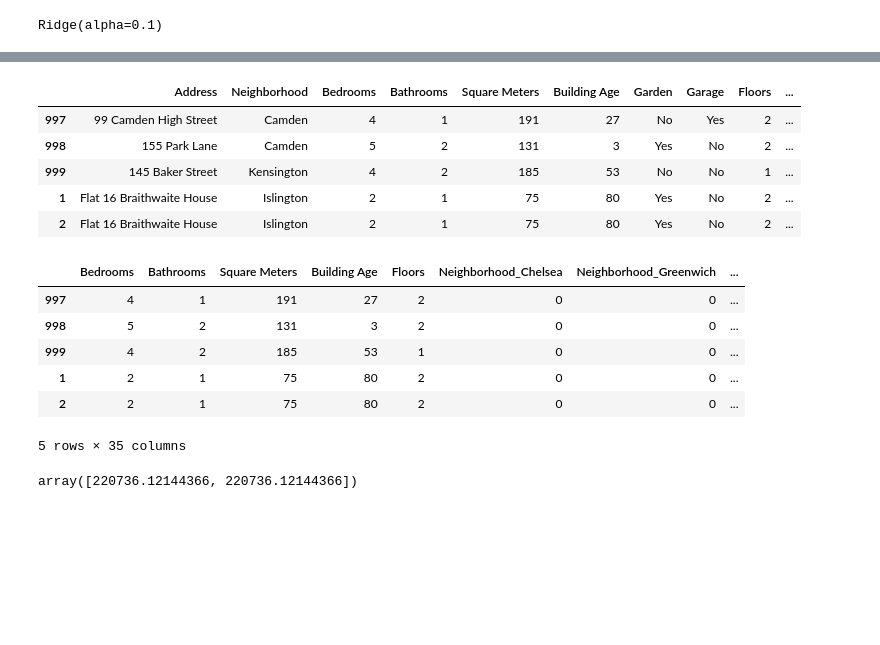
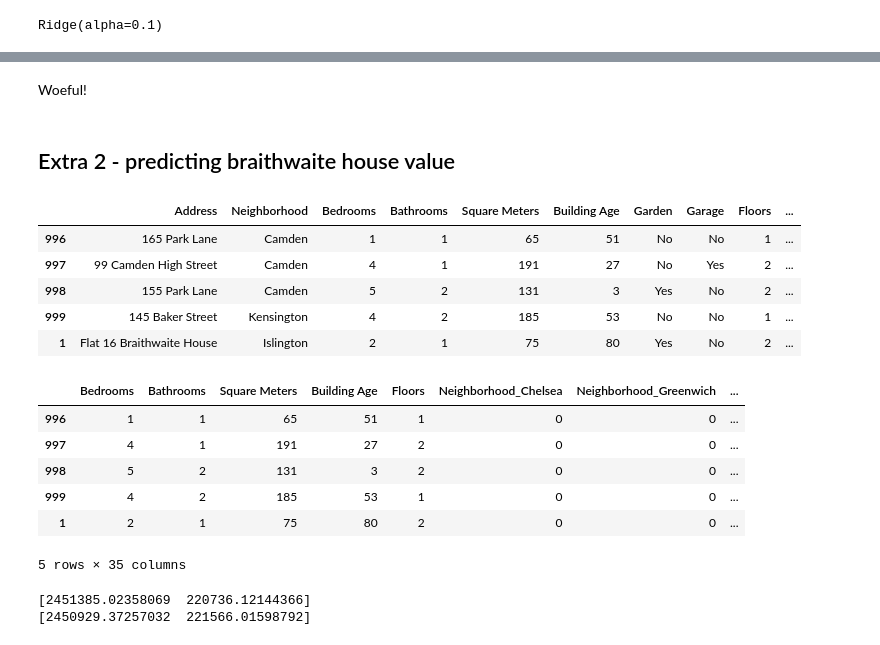
Before and after one commit to rsamconn/London-housing, a Jupyter notebook: Regression_analysis.ipynb, the cells around one changed output, grey strips where cells are left out. Drawn from its saved outputs; the diff is of its cells as text; code cells hidden in the pictures; blank space fills up the shorter version.

Commit message:
Small updates to EDA notebook, major updates to Regression notebook - completed 4th pass (all data) and 5th pass (top 13 columns), as well as an extra pass (bottom 22 columns)

```diff
--- a/Regression_analysis.ipynb
+++ b/Regression_analysis.ipynb
@@ -839 +1182,5 @@ Ridge training--testing R²: 0.9498--0.9430
+# %% [markdown]
+Woeful!
+# %% [markdown]
+## Extra 2 - predicting braithwaite house value
 # %%
@@ -856,30 +1203,37 @@ braithwaite_house_16 = {'Address': 'Flat 16 Braithwaite House',
                         'Building Status': 'Renovated',
                         'Price (£)': 535000}
 # %%
-braithwaite_house_16_df = pd.DataFrame.from_records([braithwaite_house_16], index=[1, 2])
+# Give braithwaite house its own DF
+braithwaite_house_16_df = pd.DataFrame.from_records([braithwaite_house_16], index=[1])
+# Add Braithwaite house to housing_df
 housing_df_plus = pd.concat([housing_df, braithwaite_house_16_df])
 housing_df_plus.tail()
 # %% [output]
 |  | Address | Neighborhood | Bedrooms | Bathrooms | Square Meters | Building Age | Garden | Garage | Floors | ... |
+| 996 | 165 Park Lane | Camden | 1 | 1 | 65 | 51 | No | No | 1 | ... |
 | 997 | 99 Camden High Street | Camden | 4 | 1 | 191 | 27 | No | Yes | 2 | ... |
 | 998 | 155 Park Lane | Camden | 5 | 2 | 131 | 3 | Yes | No | 2 | ... |
 | 999 | 145 Baker Street | Kensington | 4 | 2 | 185 | 53 | No | No | 1 | ... |
 | 1 | Flat 16 Braithwaite House | Islington | 2 | 1 | 75 | 80 | Yes | No | 2 | ... |
-| 2 | Flat 16 Braithwaite House | Islington | 2 | 1 | 75 | 80 | Yes | No | 2 | ... |
 # %%
-housing_df_plus_dummies = pd.get_dummies(housing_df_plus[categoric_columns],
-                                     drop_first=True).astype('int')
+# Convert new housing_df categoric data to integers
+housing_df_plus_dummies = pd.get_dummies(housing_df_plus[categoric_columns], drop_first=True).astype('int')
+# Combine new housing_df categoric dat and with numeric data
 housing_df_plus_all = pd.concat([housing_df_plus[numeric_columns], housing_df_plus_dummies], axis=1)
 housing_df_plus_all.tail()
 # %% [output]
 |  | Bedrooms | Bathrooms | Square Meters | Building Age | Floors | Neighborhood_Chelsea | Neighborhood_Greenwich | ... |
+| 996 | 1 | 1 | 65 | 51 | 1 | 0 | 0 | ... |
 | 997 | 4 | 1 | 191 | 27 | 2 | 0 | 0 | ... |
 | 998 | 5 | 2 | 131 | 3 | 2 | 0 | 0 | ... |
 | 999 | 4 | 2 | 185 | 53 | 1 | 0 | 0 | ... |
 | 1 | 2 | 1 | 75 | 80 | 2 | 0 | 0 | ... |
-| 2 | 2 | 1 | 75 | 80 | 2 | 0 | 0 | ... |
 5 rows × 35 columns
 # %%
-linreg_all.predict(housing_df_plus_all.iloc[-2:])
+# Make predictions for Braithwaite house
+print(linreg_all.predict(housing_df_plus_all.iloc[-2:]))
+# print(lasso_all.predict(housing_df_plus_all.iloc[-2:]))
+print(ridge_all.predict(housing_df_plus_all.iloc[-2:]))
 # %% [output]
-array([220736.12144366, 220736.12144366])
+[2451385.02358069  220736.12144366]
+[2450929.37257032  221566.01598792]
```
Also changed, not shown: parts of 60 cells of this notebook, 1 other file.
